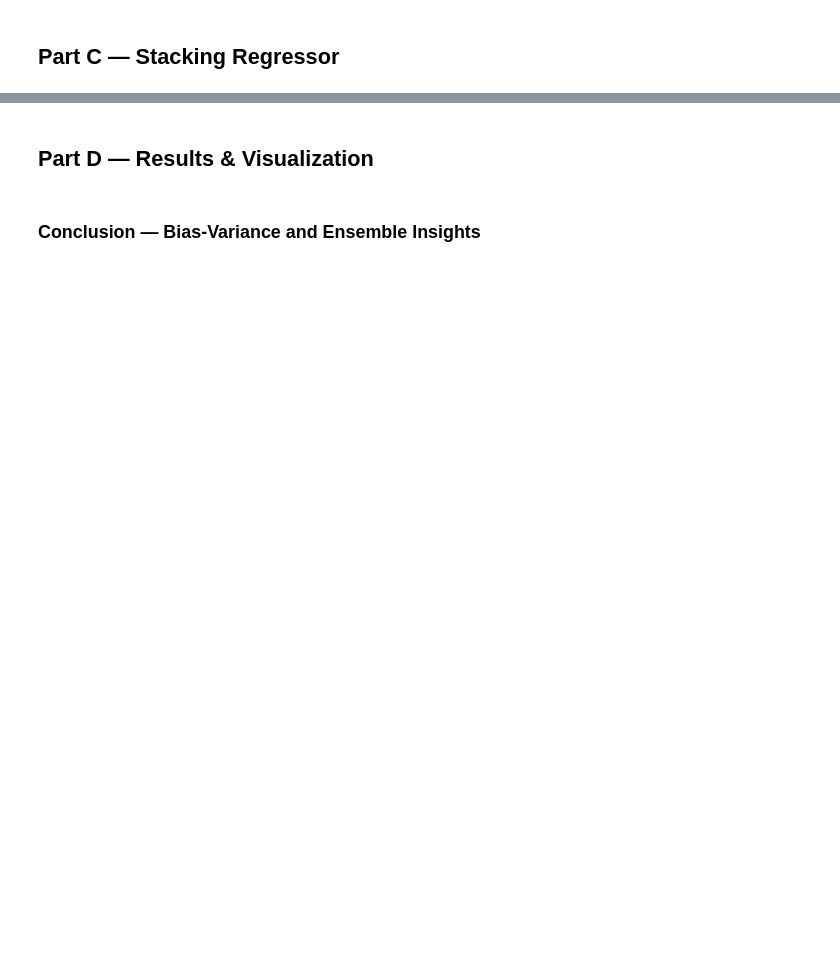
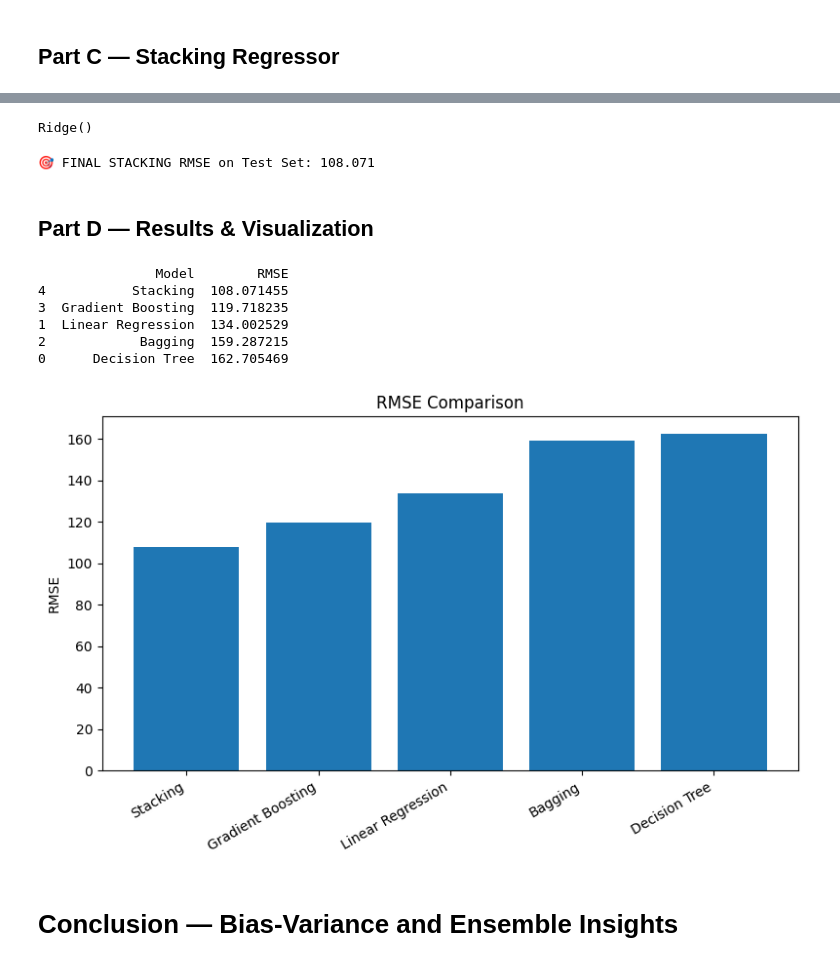
Before and after one commit to MarchingUndead/DA5401-A8-ME22B188, a Jupyter notebook: A8_Ensembles_uciml.ipynb, the cells around one changed output, grey strips where cells are left out. Saved outputs shown, nothing was run; the diff lists cells and outputs as text; code cells hidden in the pictures; blank space fills up the shorter version.

Commit message:
modified notebook - added  time series split, markdown, etc

```diff
--- a/A8_Ensembles_uciml.ipynb
+++ b/A8_Ensembles_uciml.ipynb
@@ -61,0 +81,3 @@ print('Shapes:', X_train.shape, X_test.shape)
+# %%
+# Drop irrelevant columns
+df = df.drop(columns=['instant','dteday','casual','registered','atemp','workingday'], errors='ignore')
@@ -84,7 +144,7 @@ print(f"Linear Regression RMSE: {rmse_lr:.4f}")
 from sklearn.ensemble import BaggingRegressor, GradientBoostingRegressor
 
 # Bagging
-bag = BaggingRegressor(base_estimator=DecisionTreeRegressor(max_depth=6), n_estimators=50, random_state=42, n_jobs=-1)
+bag = BaggingRegressor(estimator=dt, n_estimators=50, random_state=42, n_jobs=-1)
 bag.fit(X_train, y_train)
 rmse_bag = sqrt(mean_squared_error(y_test, bag.predict(X_test)))
 
@@ -115,0 +207,6 @@ print(f"Stacking RMSE: {rmse_stack:.4f}")
+# %%
+y = df["cnt"].reset_index(drop=True)
+
+# Basic info
+n = len(X)
+print("Total samples:", n)
@@ -116,23 +327,79 @@ print(f"Stacking RMSE: {rmse_stack:.4f}")
+# %%
+# ==========================================
+# Section C5 — Meta-Learner Training
+# ==========================================
+
+from sklearn.linear_model import Ridge
+
+Z = pd.DataFrame({
+    "knn": oof_knn,
+    "bag": oof_bag,
+    "gbr": oof_gbr
+})
+
+meta_learner = Ridge(alpha=1.0)
+meta_learner.fit(Z, y)
+# %% [output]
+Ridge()
+# %%
+# ==========================================
+# Section C6 — Final Test Evaluation
+# ==========================================
+
+test_split_idx = int(0.8 * n)
+
+X_train_final = X.iloc[:test_split_idx]
+y_train_final = y.iloc[:test_split_idx]
+
+X_test_final = X.iloc[test_split_idx:]
+y_test_final = y.iloc[test_split_idx:]
+
+# Retrain base models on full training region
+for name, model in base_models:
+    model.fit(X_train_final, y_train_final)
+
+# Base model predictions on test window
+test_preds = pd.DataFrame({
+    "knn": base_models[0][1].predict(X_test_final),
+    "bag": base_models[1][1].predict(X_test_final),
+    "gbr": base_models[2][1].predict(X_test_final)
+})
+
+# Meta-learner prediction
+y_pred_final = meta_learner.predict(test_preds)
+
+rmse_final = sqrt(mean_squared_error(y_test_final, y_pred_final))
+print(f"\n🎯 FINAL STACKING RMSE on Test Set: {rmse_final:.3f}")
+# %% [output]
+🎯 FINAL STACKING RMSE on Test Set: 108.071
 # %% [markdown]
 ## Part D — Results & Visualization
 # %%
 import matplotlib.pyplot as plt
 import pandas as pd
 
 results = pd.DataFrame({
     'Model': ['Decision Tree', 'Linear Regression', 'Bagging', 'Gradient Boosting', 'Stacking'],
-    'RMSE': [rmse_dt, rmse_lr, rmse_bag, rmse_gbr, rmse_stack]
+    'RMSE': [rmse_dt, rmse_lr, rmse_bag, rmse_gbr, rmse_final]
 }).sort_values('RMSE')
 
 print(results)
 
 # Plot RMSE comparison
 plt.figure(figsize=(8,5))
 plt.bar(results['Model'], results['RMSE'])
 plt.xticks(rotation=30, ha='right')
 plt.title('RMSE Comparison')
 plt.ylabel('RMSE')
 plt.tight_layout()
 plt.show()
+# %% [output]
+               Model        RMSE
+4           Stacking  108.071455
+3  Gradient Boosting  119.718235
+1  Linear Regression  134.002529
+2            Bagging  159.287215
+0      Decision Tree  162.705469
+[figure, added]
 # %% [markdown]
-### Conclusion — Bias-Variance and Ensemble Insights
+# Conclusion — Bias-Variance and Ensemble Insights
```
Also changed, not shown: parts of 28 cells of this notebook.
